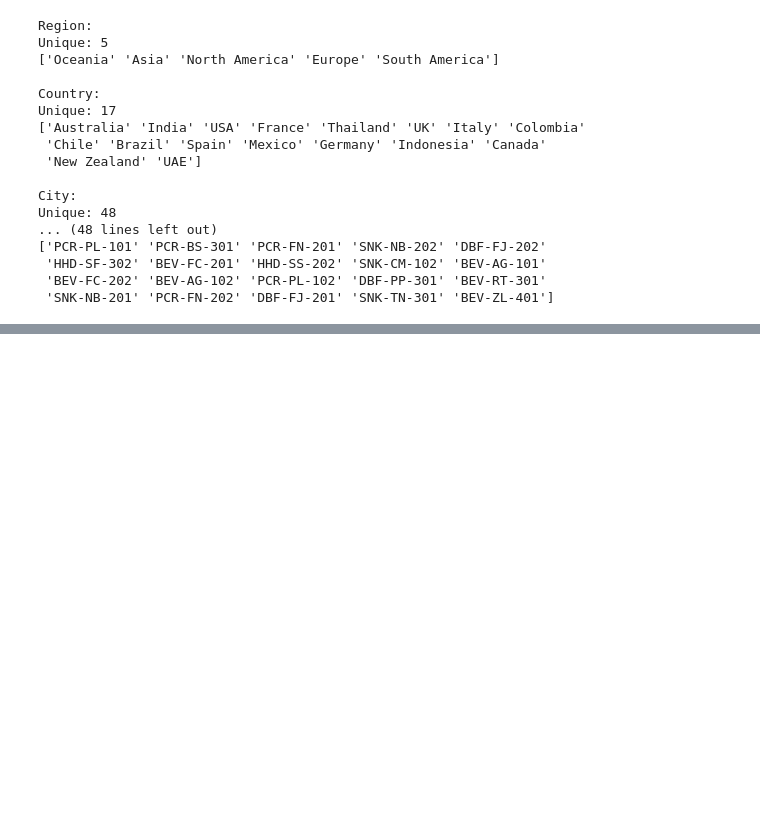
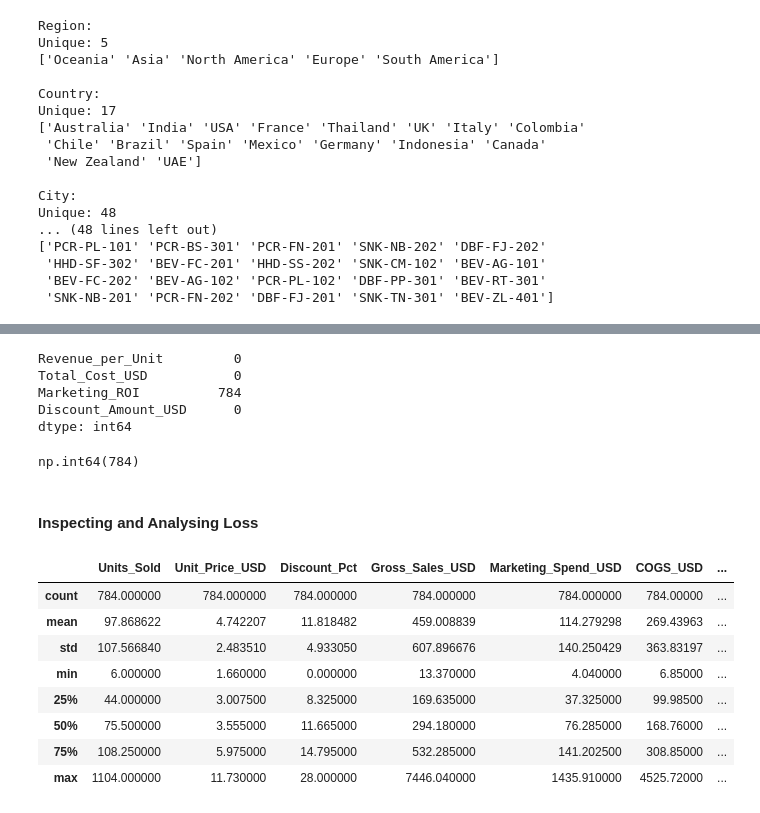
Before and after one commit to Alive-Peterson/myprojects, a Jupyter notebook: data_analytics/financial_performance_and_profitability/financial_performance.ipynb, the cells around one changed output, grey strips where cells are left out. Cells and saved outputs as stored; diff of their text form; code cells hidden in the pictures; blank space fills up the shorter version.

```diff
--- a/data_analytics/financial_performance_and_profitability/financial_performance.ipynb
+++ b/data_analytics/financial_performance_and_profitability/financial_performance.ipynb
@@ -218,0 +344,40 @@ Unique: 48
+# %%
+df[['Revenue_per_Unit',
+    'Total_Cost_USD',
+    'Marketing_ROI',
+    'Discount_Amount_USD']].lt(0).sum()
+# %% [output]
+Revenue_per_Unit         0
+Total_Cost_USD           0
+Marketing_ROI          784
+Discount_Amount_USD      0
+dtype: int64
+# %%
+(df['Profit_USD'] < 0).sum()
+# %% [output]
+np.int64(784)
+# %% [markdown]
+#### Inspecting and Analysing Loss
+# %%
+loss_df = df[df['Profit_USD'] < 0]
+
+loss_df[['Units_Sold',
+         'Unit_Price_USD',
+         'Discount_Pct',
+         'Gross_Sales_USD',
+         'Marketing_Spend_USD',
+         'COGS_USD',
+         'Logistics_Cost_USD',
+         'Net_Revenue_USD',
+         'Profit_USD',
+         'Profit_Margin_Pct']].describe()
+# %% [output]
+|  | Units_Sold | Unit_Price_USD | Discount_Pct | Gross_Sales_USD | Marketing_Spend_USD | COGS_USD | ... |
+| count | 784.000000 | 784.000000 | 784.000000 | 784.000000 | 784.000000 | 784.00000 | ... |
+| mean | 97.868622 | 4.742207 | 11.818482 | 459.008839 | 114.279298 | 269.43963 | ... |
+| std | 107.566840 | 2.483510 | 4.933050 | 607.896676 | 140.250429 | 363.83197 | ... |
+| min | 6.000000 | 1.660000 | 0.000000 | 13.370000 | 4.040000 | 6.85000 | ... |
+| 25% | 44.000000 | 3.007500 | 8.325000 | 169.635000 | 37.325000 | 99.98500 | ... |
+| 50% | 75.500000 | 3.555000 | 11.665000 | 294.180000 | 76.285000 | 168.76000 | ... |
+| 75% | 108.250000 | 5.975000 | 14.795000 | 532.285000 | 141.202500 | 308.85000 | ... |
+| max | 1104.000000 | 11.730000 | 28.000000 | 7446.040000 | 1435.910000 | 4525.72000 | ... |
```
Also changed, not shown: parts of 35 cells of this notebook.
